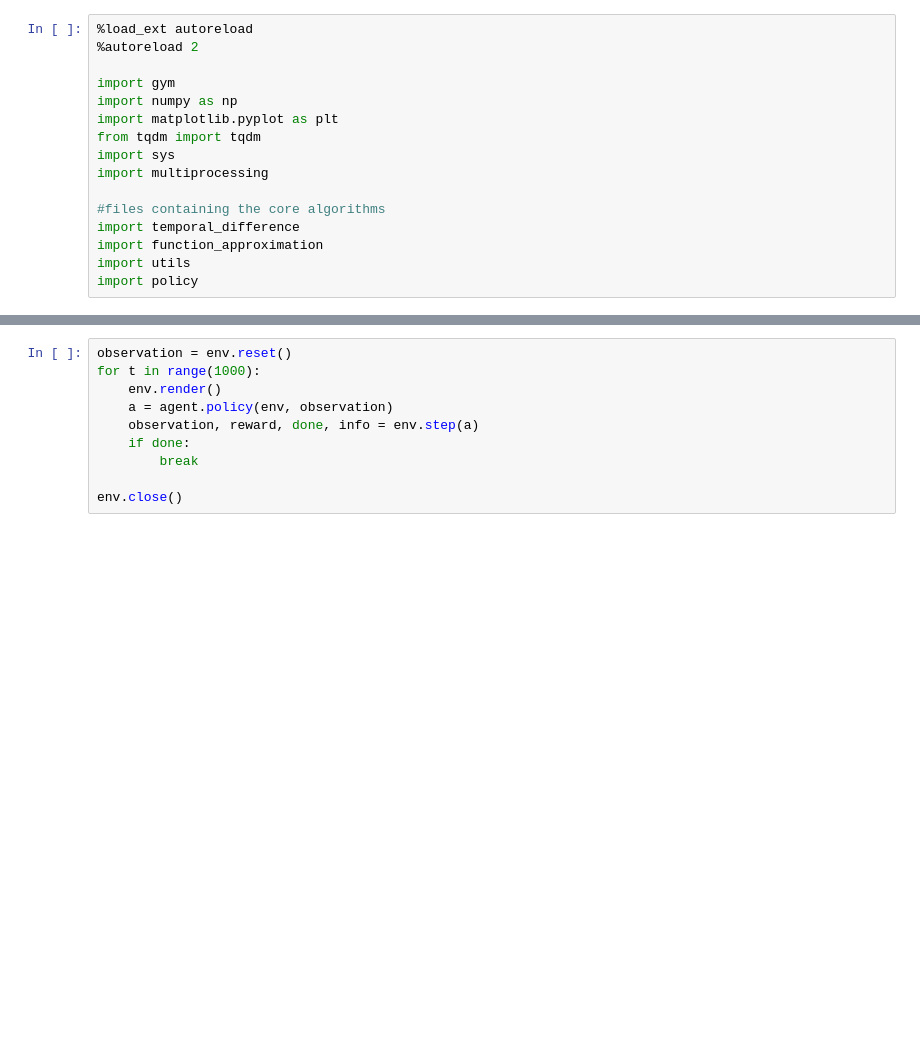
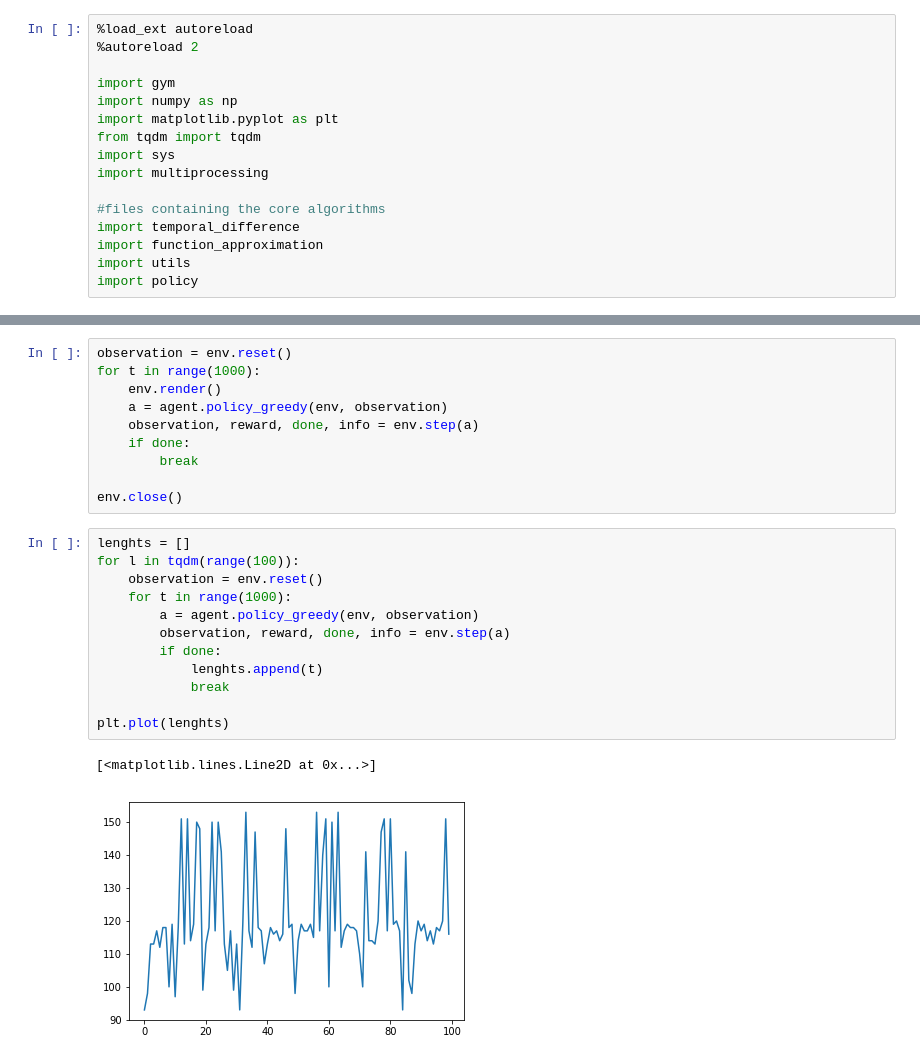
Before and after one commit to jgsimard/COMP767, a Jupyter notebook: test.ipynb, the cells around one changed output, grey strips where cells are left out. Drawn from its saved outputs; the diff is of its cells as text; blank space fills up the shorter version.

```diff
--- a/test.ipynb
+++ b/test.ipynb
@@ -54,9 +46,24 @@ array([0.82, 0.76, 0.44, 0.43, 0.29, 0.46, 0.57, 0.99, 0.16, 0.13, 0.71,
 observation = env.reset()
 for t in range(1000):
     env.render()
-    a = agent.policy(env, observation)
+    a = agent.policy_greedy(env, observation)
     observation, reward, done, info = env.step(a)
     if done:
         break
 
 env.close()
+# %%
+lenghts = []
+for l in tqdm(range(100)):
+    observation = env.reset()
+    for t in range(1000):
+        a = agent.policy_greedy(env, observation)
+        observation, reward, done, info = env.step(a)
+        if done:
+            lenghts.append(t)
+            break
+
+plt.plot(lenghts)
+# %% [output]
+[<matplotlib.lines.Line2D at 0x...>]
+[figure, added]
```
Also changed, not shown: parts of 3 cells of this notebook, 2 other files.
